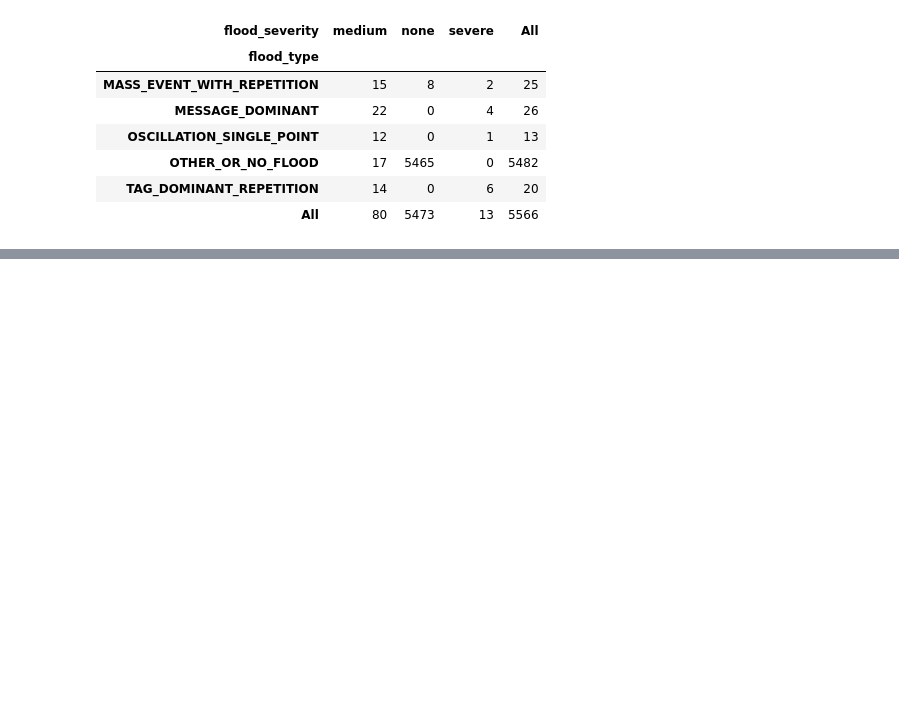
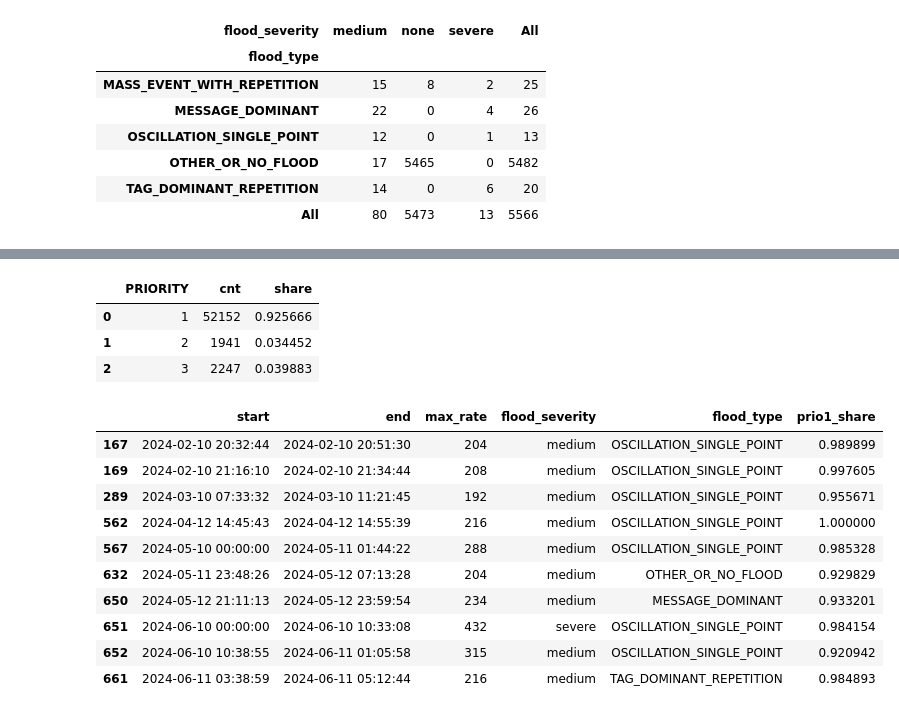
Before and after one commit to andresriosinfo/agent_alarm_flood, a Jupyter notebook: notebooks/04_flood_typology.ipynb, the cells around one changed output, grey strips where cells are left out. Drawn from its saved outputs; the diff is of its cells as text; code cells hidden in the pictures; blank space fills up the shorter version.

```diff
--- a/notebooks/04_flood_typology.ipynb
+++ b/notebooks/04_flood_typology.ipynb
@@ -142,0 +433,3 @@ audit[["flood_type","start","end","max_rate","unique_tags","dominant_msg_share",
+# %%
+start = "2025-06-02 11:16:50"
+end   = "2025-06-03 07:09:34"
@@ -142,0 +500,57 @@ audit[["flood_type","start","end","max_rate","unique_tags","dominant_msg_share",
+# %%
+q = f"""
+SELECT
+    PRIORITY,
+    COUNT(*) AS cnt
+FROM [{DB}].[{SCHEMA}].[{TABLE}]
+WHERE ALARMDATETIME BETWEEN ? AND ?
+GROUP BY PRIORITY
+ORDER BY PRIORITY
+"""
+
+df_prio = pd.read_sql(q, conn, params=[start, end])
+df_prio["share"] = df_prio["cnt"] / df_prio["cnt"].sum()
+df_prio
+# %% [output]
+|  | PRIORITY | cnt | share |
+| 0 | 1 | 52152 | 0.925666 |
+| 1 | 2 | 1941 | 0.034452 |
+| 2 | 3 | 2247 | 0.039883 |
+# %%
+import pandas as pd
+
+# df es tu blocks_features ya cargado
+# te recomiendo empezar con candidatos (para no consultar miles de bloques)
+cand = df[df["flood_candidate"] == True].copy()
+
+def fetch_prio1_share(conn, start, end):
+    q = f"""
+    SELECT
+        COUNT(*) AS total,
+        SUM(CASE WHEN PRIORITY = 1 THEN 1 ELSE 0 END) AS prio1
+    FROM [{DB}].[{SCHEMA}].[{TABLE}]
+    WHERE ALARMDATETIME BETWEEN ? AND ?
+    """
+    r = pd.read_sql(q, conn, params=[start, end]).iloc[0]
+    total = int(r["total"])
+    prio1 = int(r["prio1"]) if pd.notna(r["prio1"]) else 0
+    return (prio1 / total) if total > 0 else 0.0
+
+# ejemplo: solo para los 84 tipificados (rápido)
+cand["prio1_share"] = [
+    fetch_prio1_share(conn, s, e) for s, e in zip(cand["start"], cand["end"])
+]
+
+cand[["start","end","max_rate","flood_severity","flood_type","prio1_share"]].head(10)
+# %% [output]
+|  | start | end | max_rate | flood_severity | flood_type | prio1_share |
+| 167 | 2024-02-10 20:32:44 | 2024-02-10 20:51:30 | 204 | medium | OSCILLATION_SINGLE_POINT | 0.989899 |
+| 169 | 2024-02-10 21:16:10 | 2024-02-10 21:34:44 | 208 | medium | OSCILLATION_SINGLE_POINT | 0.997605 |
+| 289 | 2024-03-10 07:33:32 | 2024-03-10 11:21:45 | 192 | medium | OSCILLATION_SINGLE_POINT | 0.955671 |
+| 562 | 2024-04-12 14:45:43 | 2024-04-12 14:55:39 | 216 | medium | OSCILLATION_SINGLE_POINT | 1.000000 |
+| 567 | 2024-05-10 00:00:00 | 2024-05-11 01:44:22 | 288 | medium | OSCILLATION_SINGLE_POINT | 0.985328 |
+| 632 | 2024-05-11 23:48:26 | 2024-05-12 07:13:28 | 204 | medium | OTHER_OR_NO_FLOOD | 0.929829 |
+| 650 | 2024-05-12 21:11:13 | 2024-05-12 23:59:54 | 234 | medium | MESSAGE_DOMINANT | 0.933201 |
+| 651 | 2024-06-10 00:00:00 | 2024-06-10 10:33:08 | 432 | severe | OSCILLATION_SINGLE_POINT | 0.984154 |
+| 652 | 2024-06-10 10:38:55 | 2024-06-11 01:05:58 | 315 | medium | OSCILLATION_SINGLE_POINT | 0.920942 |
+| 661 | 2024-06-11 03:38:59 | 2024-06-11 05:12:44 | 216 | medium | TAG_DOMINANT_REPETITION | 0.984893 |
```
Also changed, not shown: parts of 17 cells of this notebook, 2 other files.
